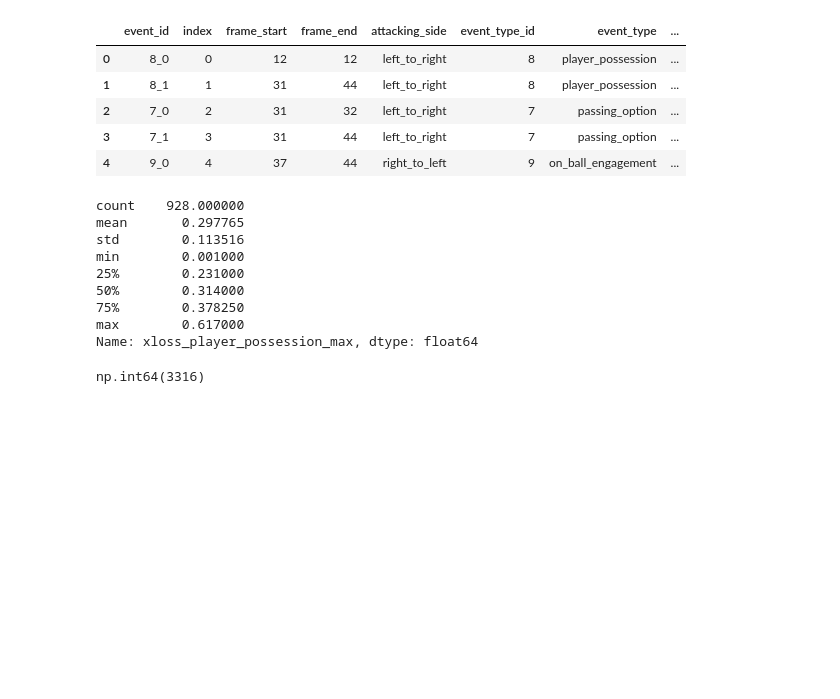
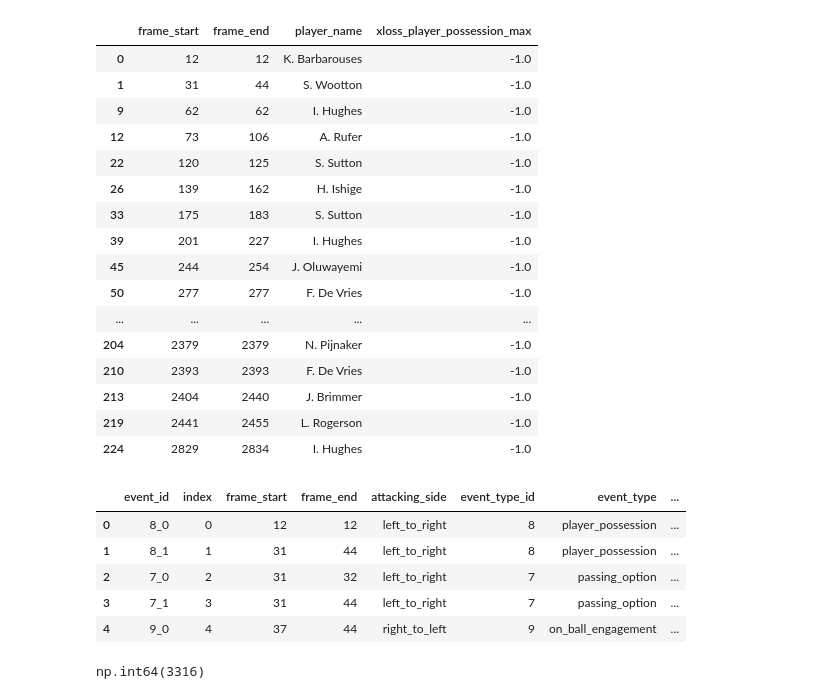
Before and after one commit to MihirT906/PlayTactix, a Jupyter notebook: backend/services/test_data_ingestion.ipynb, the cells around one changed output. Cells and saved outputs as stored; diff of their text form; code cells hidden in the pictures; blank space fills up the shorter version.

```diff
--- a/backend/services/test_data_ingestion.ipynb
+++ b/backend/services/test_data_ingestion.ipynb
@@ -47,0 +49,3 @@ gold_data = di._get_gold_tracking_data(silver_tracking_data, silver_meta_data, s
+# %%
+pd.set_option('display.max_columns', None)
+bronze_event_data.head()
@@ -47,0 +59,3 @@ gold_data = di._get_gold_tracking_data(silver_tracking_data, silver_meta_data, s
+# %%
+pd.set_option('display.max_columns', None)
+bronze_event_data[['event_id', 'frame_start', 'frame_end', 'event_type', 'player_id', 'player_in_possession_id']].head()
@@ -48,25 +117,33 @@ gold_data = di._get_gold_tracking_data(silver_tracking_data, silver_meta_data, s
 # %%
 pd.set_option('display.max_columns', None)
-silver_event_data[silver_event_data['event_type'] == 'player_possession'][['frame_start', 'frame_end', 'player_name', 'xloss_player_possession_max']].head()
+silver_event_data[silver_event_data['event_type'] == 'player_possession'][['frame_start', 'frame_end', 'player_name', 'xloss_player_possession_max']].head(50)
 # %% [output]
-|  | event_id | index | frame_start | frame_end | attacking_side | event_type_id | event_type | ... |
-| 0 | 8_0 | 0 | 12 | 12 | left_to_right | 8 | player_possession | ... |
-| 1 | 8_1 | 1 | 31 | 44 | left_to_right | 8 | player_possession | ... |
-| 2 | 7_0 | 2 | 31 | 32 | left_to_right | 7 | passing_option | ... |
-| 3 | 7_1 | 3 | 31 | 44 | left_to_right | 7 | passing_option | ... |
-| 4 | 9_0 | 4 | 37 | 44 | right_to_left | 9 | on_ball_engagement | ... |
+|  | frame_start | frame_end | player_name | xloss_player_possession_max |
+| 0 | 12 | 12 | K. Barbarouses | -1.0 |
+| 1 | 31 | 44 | S. Wootton | -1.0 |
+| 9 | 62 | 62 | I. Hughes | -1.0 |
+| 12 | 73 | 106 | A. Rufer | -1.0 |
+| 22 | 120 | 125 | S. Sutton | -1.0 |
+| 26 | 139 | 162 | H. Ishige | -1.0 |
+| 33 | 175 | 183 | S. Sutton | -1.0 |
+| 39 | 201 | 227 | I. Hughes | -1.0 |
+| 45 | 244 | 254 | J. Oluwayemi | -1.0 |
+| 50 | 277 | 277 | F. De Vries | -1.0 |
+| ... | ... | ... | ... | ... |
+| 204 | 2379 | 2379 | N. Pijnaker | -1.0 |
+| 210 | 2393 | 2393 | F. De Vries | -1.0 |
+| 213 | 2404 | 2440 | J. Brimmer | -1.0 |
+| 219 | 2441 | 2455 | L. Rogerson | -1.0 |
+| 224 | 2829 | 2834 | I. Hughes | -1.0 |
 # %%
-bronze_event_data['xloss_player_possession_max'].describe()
+silver_event_data.head()
 # %% [output]
-count    928.000000
-mean       0.297765
-std        0.113516
-min        0.001000
-25%        0.231000
-50%        0.314000
-75%        0.378250
-max        0.617000
-Name: xloss_player_possession_max, dtype: float64
+|  | event_id | index | frame_start | frame_end | attacking_side | event_type_id | event_type | ... |
+| 0 | 8_0 | 0 | 12 | 12 | left_to_right | 8 | player_possession | ... |
+| 1 | 8_1 | 1 | 31 | 44 | left_to_right | 8 | player_possession | ... |
+| 2 | 7_0 | 2 | 31 | 32 | left_to_right | 7 | passing_option | ... |
+| 3 | 7_1 | 3 | 31 | 44 | left_to_right | 7 | passing_option | ... |
+| 4 | 9_0 | 4 | 37 | 44 | right_to_left | 9 | on_ball_engagement | ... |
 # %%
 silver_event_data['event_subtype_id'].value_counts()
 
```
Also changed, not shown: parts of 9 cells of this notebook, 7 other files.
